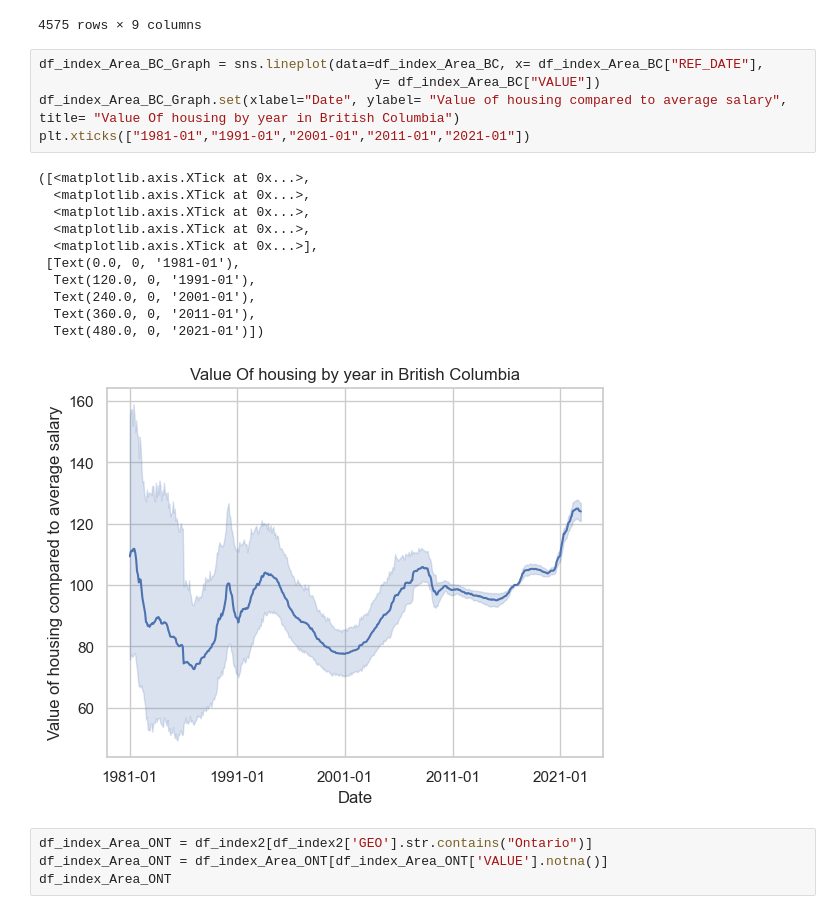
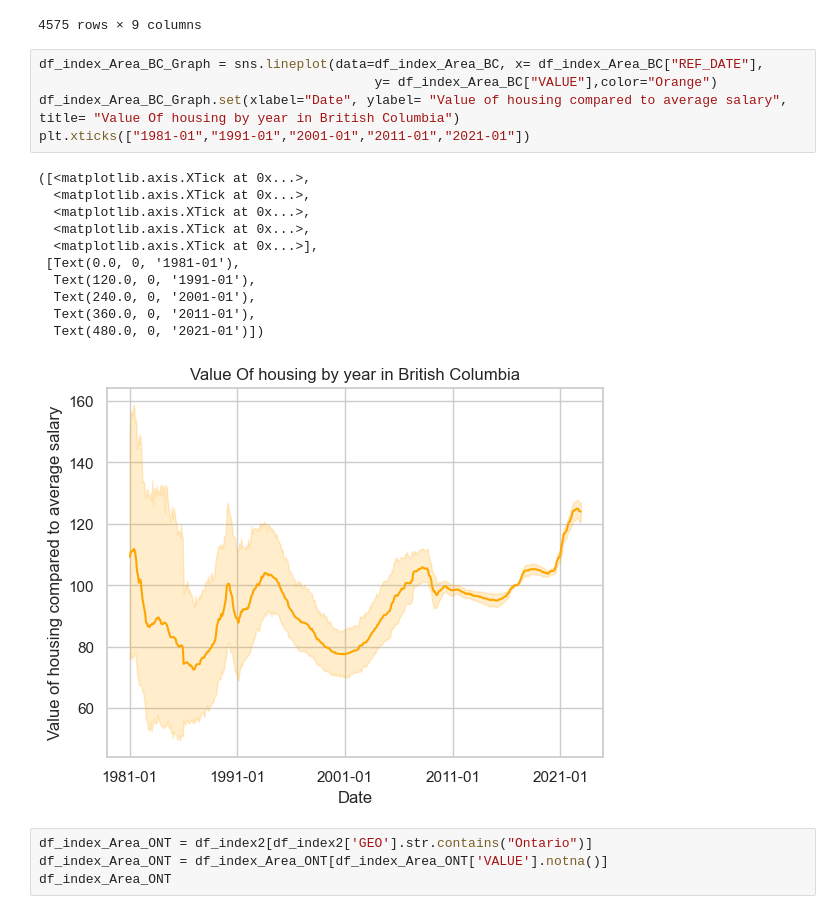
Before and after one commit to ubco-W2022T2-data301/project-group-group-2, a Jupyter notebook: analysis/analysis1.ipynb, the cells around one changed output. Drawn from its saved outputs; the diff is of its cells as text.

```diff
--- a/analysis/analysis1.ipynb
+++ b/analysis/analysis1.ipynb
@@ -269,21 +281,21 @@ df_index_Area_BC
 4575 rows × 9 columns
 # %%
 df_index_Area_BC_Graph = sns.lineplot(data=df_index_Area_BC, x= df_index_Area_BC["REF_DATE"],
-                                           y= df_index_Area_BC["VALUE"])
+                                           y= df_index_Area_BC["VALUE"],color="Orange")
 df_index_Area_BC_Graph.set(xlabel="Date", ylabel= "Value of housing compared to average salary", title= "Value Of housing by year in British Columbia")
 plt.xticks(["1981-01","1991-01","2001-01","2011-01","2021-01"])
 # %% [output]
 ([<matplotlib.axis.XTick at 0x...>,
   <matplotlib.axis.XTick at 0x...>,
   <matplotlib.axis.XTick at 0x...>,
   <matplotlib.axis.XTick at 0x...>,
   <matplotlib.axis.XTick at 0x...>],
  [Text(0.0, 0, '1981-01'),
   Text(120.0, 0, '1991-01'),
   Text(240.0, 0, '2001-01'),
   Text(360.0, 0, '2011-01'),
   Text(480.0, 0, '2021-01')])
-[figure, old version]
+[figure, new version]
 # %%
 df_index_Area_ONT = df_index2[df_index2['GEO'].str.contains("Ontario")]
 df_index_Area_ONT = df_index_Area_ONT[df_index_Area_ONT['VALUE'].notna()]
```
Also changed, not shown: parts of 9 cells of this notebook, 1 other file.
